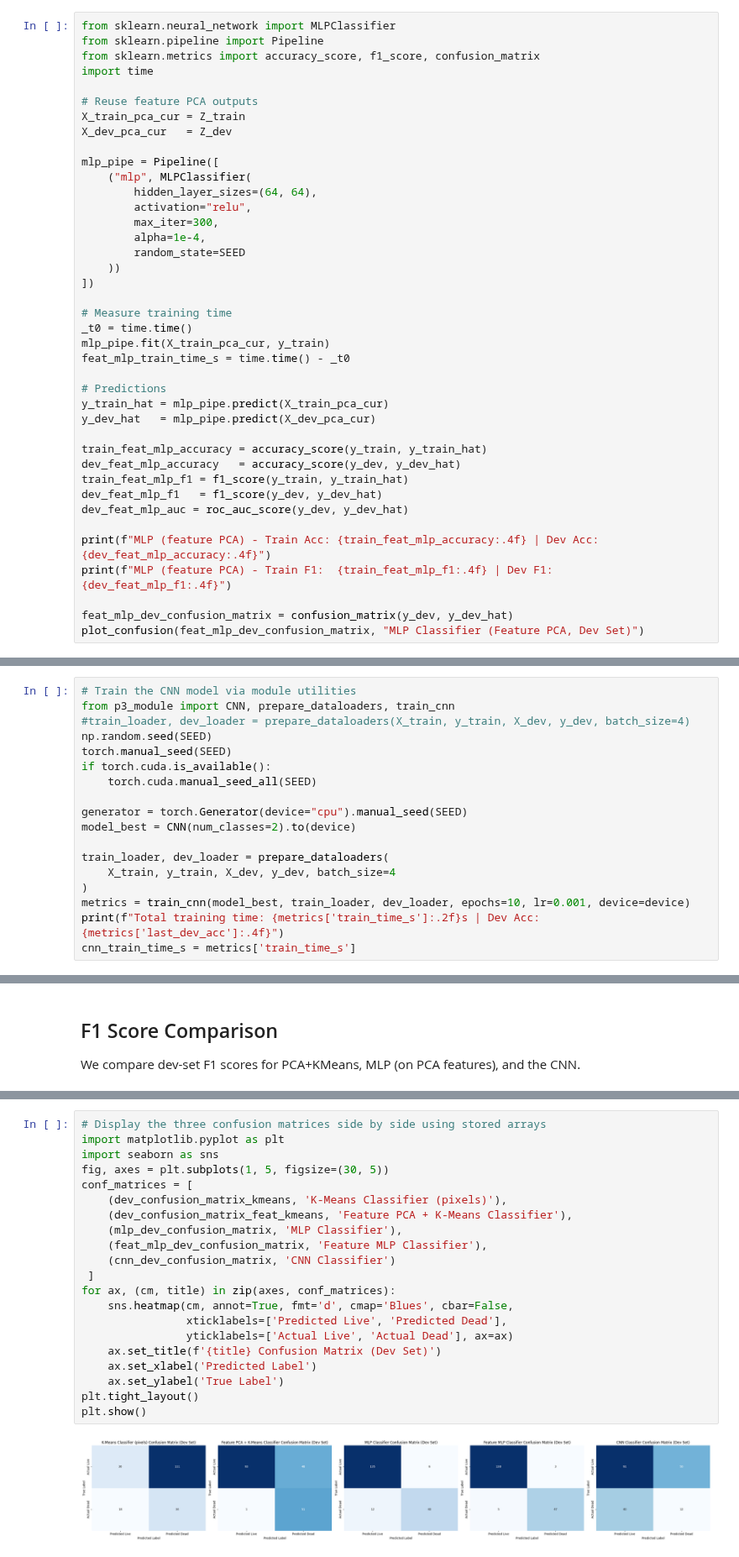
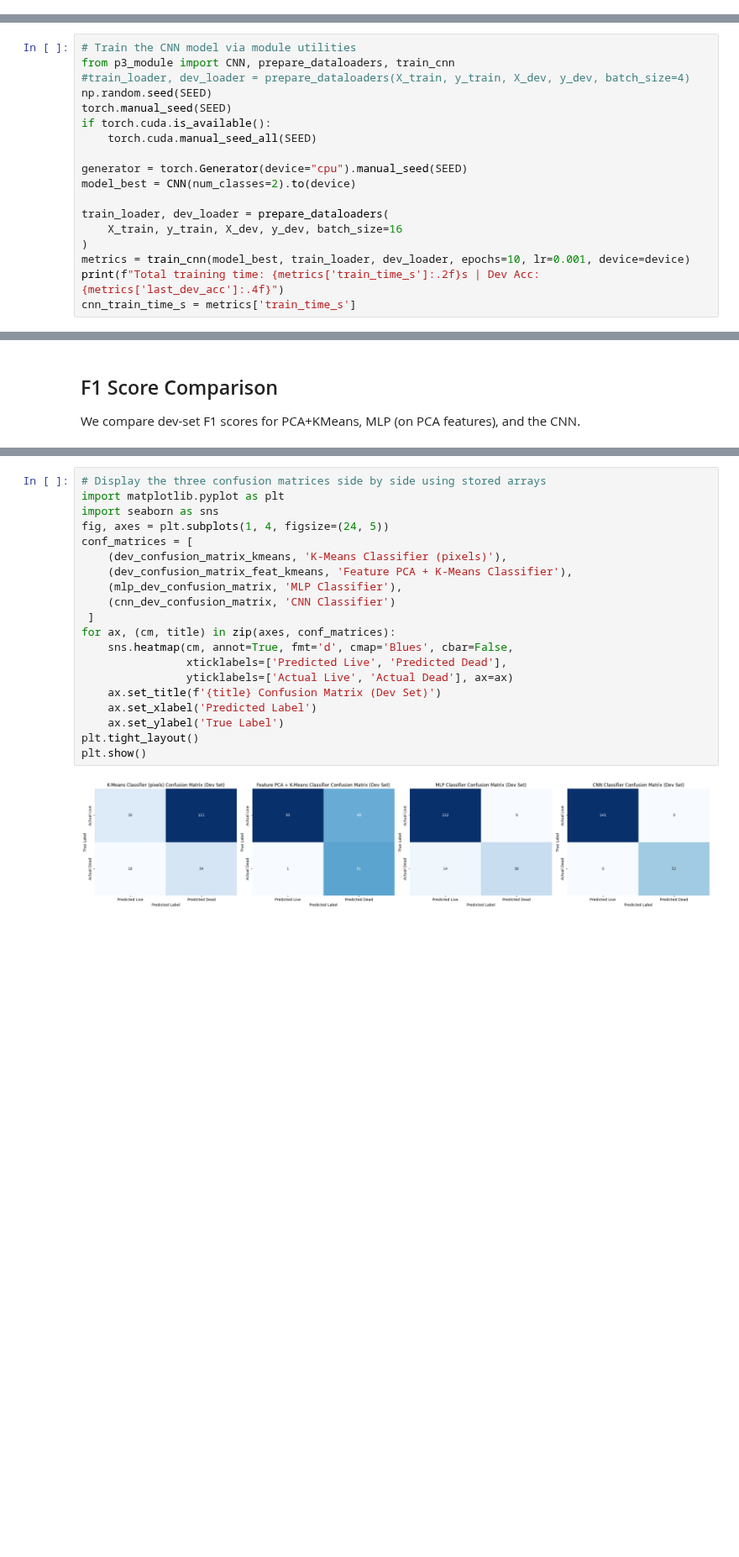
Before and after one commit to Twaal/applied-data-analysis-and-ml, a Jupyter notebook: Project3/code/project3.ipynb, the cells around one changed output, grey strips where cells are left out. Shown at 84% size. Drawn from its saved outputs; the diff is of its cells as text; blank space fills up the shorter version.

```diff
--- a/Project3/code/project3.ipynb
+++ b/Project3/code/project3.ipynb
@@ -370,40 +361,0 @@ plot_confusion(mlp_dev_confusion_matrix, 'MLP Classifier Confusion Matrix (Dev S
-# %%
-from sklearn.neural_network import MLPClassifier
-from sklearn.pipeline import Pipeline
-from sklearn.metrics import accuracy_score, f1_score, confusion_matrix
-import time
-
-# Reuse feature PCA outputs
-X_train_pca_cur = Z_train
-X_dev_pca_cur   = Z_dev
-
-mlp_pipe = Pipeline([
-    ("mlp", MLPClassifier(
-        hidden_layer_sizes=(64, 64),
-        activation="relu",
-        max_iter=300,
-        alpha=1e-4,
-        random_state=SEED
-    ))
-])
-
-# Measure training time
-_t0 = time.time()
-mlp_pipe.fit(X_train_pca_cur, y_train)
-feat_mlp_train_time_s = time.time() - _t0
-
-# Predictions
-y_train_hat = mlp_pipe.predict(X_train_pca_cur)
-y_dev_hat   = mlp_pipe.predict(X_dev_pca_cur)
-
-train_feat_mlp_accuracy = accuracy_score(y_train, y_train_hat)
-dev_feat_mlp_accuracy   = accuracy_score(y_dev, y_dev_hat)
-train_feat_mlp_f1 = f1_score(y_train, y_train_hat)
-dev_feat_mlp_f1   = f1_score(y_dev, y_dev_hat)
-dev_feat_mlp_auc = roc_auc_score(y_dev, y_dev_hat)
-
-print(f"MLP (feature PCA) - Train Acc: {train_feat_mlp_accuracy:.4f} | Dev Acc: {dev_feat_mlp_accuracy:.4f}")
-print(f"MLP (feature PCA) - Train F1:  {train_feat_mlp_f1:.4f} | Dev F1:  {dev_feat_mlp_f1:.4f}")
-
-feat_mlp_dev_confusion_matrix = confusion_matrix(y_dev, y_dev_hat)
-plot_confusion(feat_mlp_dev_confusion_matrix, "MLP Classifier (Feature PCA, Dev Set)")
@@ -532,7 +474,7 @@ generator = torch.Generator(device="cpu").manual_seed(SEED)
 model_best = CNN(num_classes=2).to(device)
 
 train_loader, dev_loader = prepare_dataloaders(
-    X_train, y_train, X_dev, y_dev, batch_size=4
+    X_train, y_train, X_dev, y_dev, batch_size=16
 )
 metrics = train_cnn(model_best, train_loader, dev_loader, epochs=10, lr=0.001, device=device)
 print(f"Total training time: {metrics['train_time_s']:.2f}s | Dev Acc: {metrics['last_dev_acc']:.4f}")
@@ -696,26 +637,25 @@ plt.show()
 # %%
 # Display the three confusion matrices side by side using stored arrays
 import matplotlib.pyplot as plt
 import seaborn as sns
-fig, axes = plt.subplots(1, 5, figsize=(30, 5))
+fig, axes = plt.subplots(1, 4, figsize=(24, 5))
 conf_matrices = [
     (dev_confusion_matrix_kmeans, 'K-Means Classifier (pixels)'),
     (dev_confusion_matrix_feat_kmeans, 'Feature PCA + K-Means Classifier'),
     (mlp_dev_confusion_matrix, 'MLP Classifier'),
-    (feat_mlp_dev_confusion_matrix, 'Feature MLP Classifier'),
     (cnn_dev_confusion_matrix, 'CNN Classifier')
  ]
 for ax, (cm, title) in zip(axes, conf_matrices):
     sns.heatmap(cm, annot=True, fmt='d', cmap='Blues', cbar=False,
                 xticklabels=['Predicted Live', 'Predicted Dead'],
                 yticklabels=['Actual Live', 'Actual Dead'], ax=ax)
     ax.set_title(f'{title} Confusion Matrix (Dev Set)')
     ax.set_xlabel('Predicted Label')
     ax.set_ylabel('True Label')
 plt.tight_layout()
 plt.show()
 # %% [output]
-[figure, old version]
+[figure, new version]
 # %% [markdown]
 # Test results
 We test the model that performed the best on the validation (dev) sets. This follows the medical protocol for model selection. The holdout test set is designed to be only evaluated once the best model is selected. This reduces the possibility of picking the model with the best test performance and inadvertantly overfitting to the test set. This is especially true in cases where model performance is very close, but we follow it here in order to adhere to the protocol.
```
Also changed, not shown: parts of 20 cells of this notebook.
